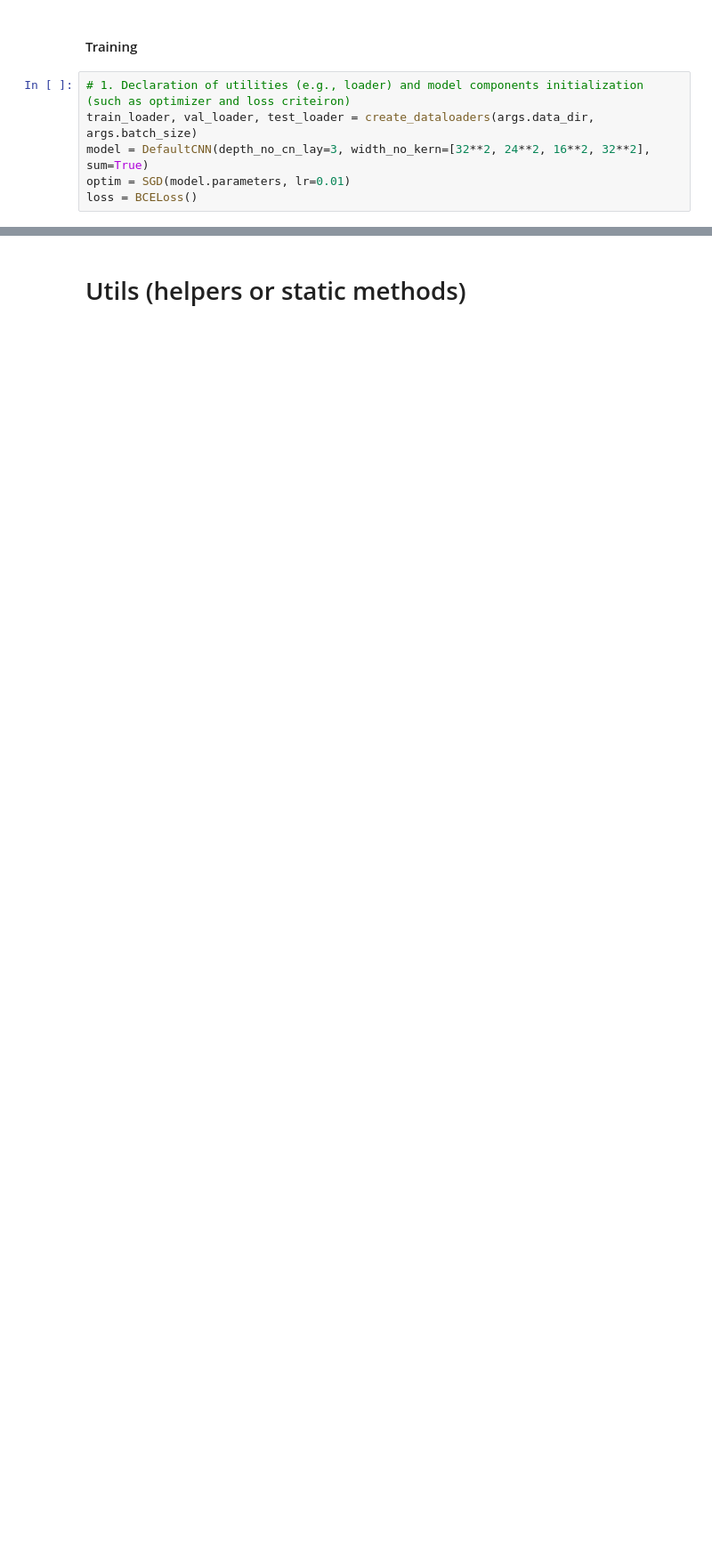
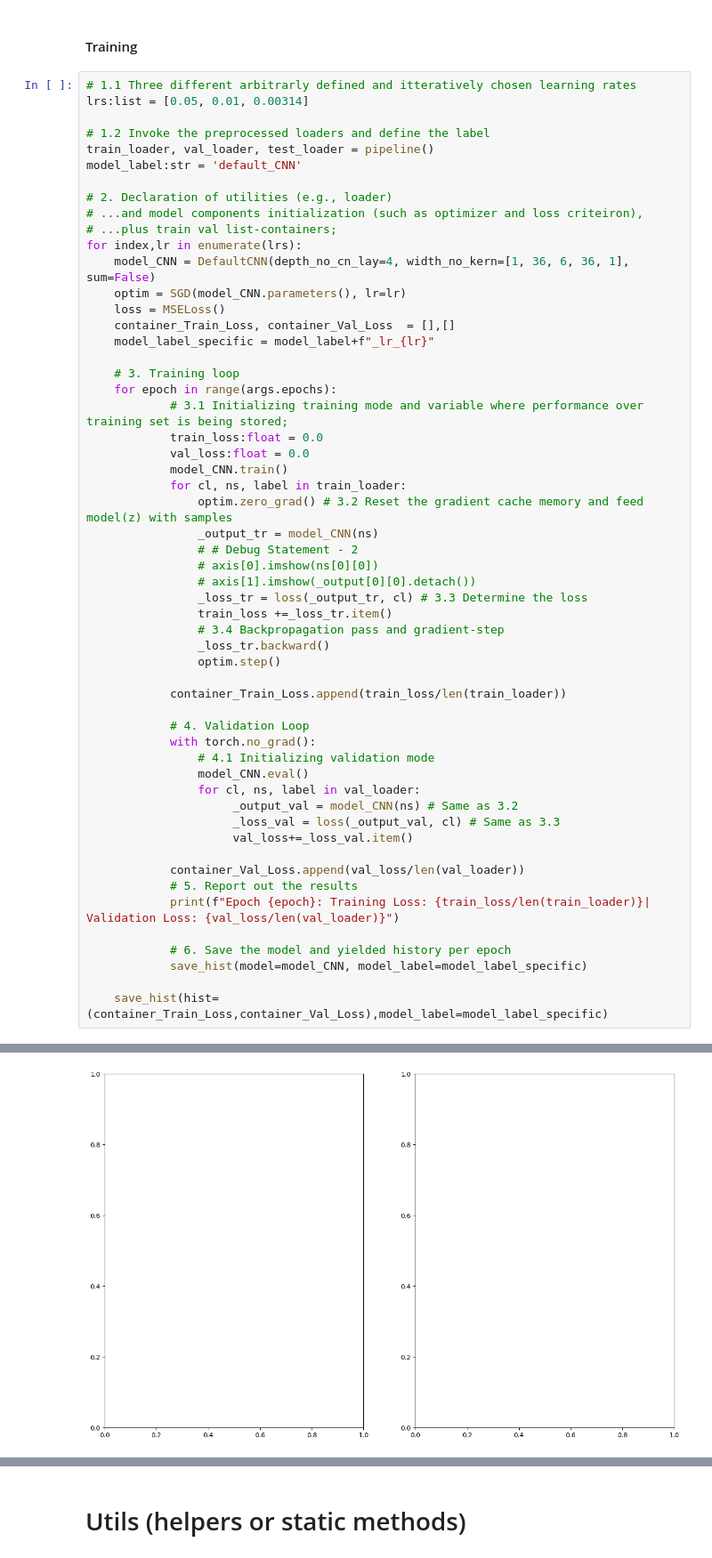
Before and after one commit to Christian-Stefan/Audio-Source-Localization-and-Isolation-using-CNN, a Jupyter notebook: assign1_part_1.ipynb, the cells around one changed output, grey strips where cells are left out. Shown at 89% size. Drawn from its saved outputs; the diff is of its cells as text; blank space fills up the shorter version.

```diff
--- a/assign1_part_1.ipynb
+++ b/assign1_part_1.ipynb
@@ -131,8 +147,58 @@ class DefaultFCN(nn.Module):
 # %% [markdown]
 #### Training
 # %%
-# 1. Declaration of utilities (e.g., loader) and model components initialization (such as optimizer and loss criteiron)
-train_loader, val_loader, test_loader = create_dataloaders(args.data_dir, args.batch_size)
-model = DefaultCNN(depth_no_cn_lay=3, width_no_kern=[32**2, 24**2, 16**2, 32**2], sum=True)
-optim = SGD(model.parameters, lr=0.01)
-loss = BCELoss()
+# 1.1 Three different arbitrarly defined and itteratively chosen learning rates
+lrs:list = [0.05, 0.01, 0.00314]
+
+# 1.2 Invoke the preprocessed loaders and define the label
+train_loader, val_loader, test_loader = pipeline()
+model_label:str = 'default_CNN'
+
+# 2. Declaration of utilities (e.g., loader)
+# ...and model components initialization (such as optimizer and loss criteiron),
+# ...plus train val list-containers;
+for index,lr in enumerate(lrs):
+    model_CNN = DefaultCNN(depth_no_cn_lay=4, width_no_kern=[1, 36, 6, 36, 1], sum=False)
+    optim = SGD(model_CNN.parameters(), lr=lr)
+    loss = MSELoss()
+    container_Train_Loss, container_Val_Loss  = [],[]
+    model_label_specific = model_label+f"_lr_{lr}"
+
+    # 3. Training loop
+    for epoch in range(args.epochs):
+            # 3.1 Initializing training mode and variable where performance over training set is being stored;
+            train_loss:float = 0.0
+            val_loss:float = 0.0
+            model_CNN.train()
+            for cl, ns, label in train_loader:
+                optim.zero_grad() # 3.2 Reset the gradient cache memory and feed model(z) with samples
+                _output_tr = model_CNN(ns)
+                # # Debug Statement - 2
+                # axis[0].imshow(ns[0][0])
+                # axis[1].imshow(_output[0][0].detach())
+                _loss_tr = loss(_output_tr, cl) # 3.3 Determine the loss
+                train_loss +=_loss_tr.item()
+                # 3.4 Backpropagation pass and gradient-step
+                _loss_tr.backward()
+                optim.step()
+
+            container_Train_Loss.append(train_loss/len(train_loader))
+
+            # 4. Validation Loop
+            with torch.no_grad():
+                # 4.1 Initializing validation mode
+                model_CNN.eval()
+                for cl, ns, label in val_loader:
+                     _output_val = model_CNN(ns) # Same as 3.2
+                     _loss_val = loss(_output_val, cl) # Same as 3.3
+                     val_loss+=_loss_val.item()
+
+            container_Val_Loss.append(val_loss/len(val_loader))
+            # 5. Report out the results
+            print(f"Epoch {epoch}: Training Loss: {train_loss/len(train_loader)}| Validation Loss: {val_loss/len(val_loader)}")
+
+            # 6. Save the model and yielded history per epoch
+            save_hist(model=model_CNN, model_label=model_label_specific)
+
+    save_hist(hist=(container_Train_Loss,container_Val_Loss),model_label=model_label_specific)
+# %% [output]
@@ -138,0 +222 @@ loss = BCELoss()
+[figure, added]
```
Also changed, not shown: parts of 11 cells of this notebook.
